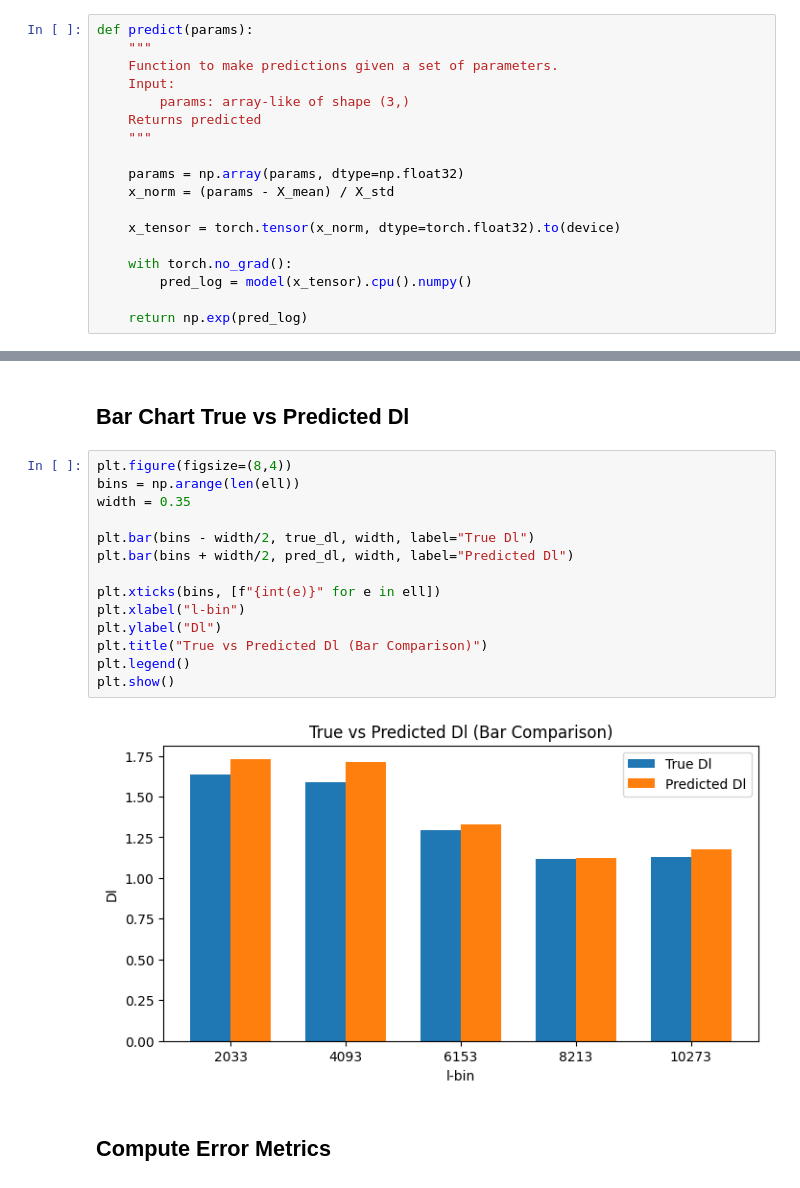
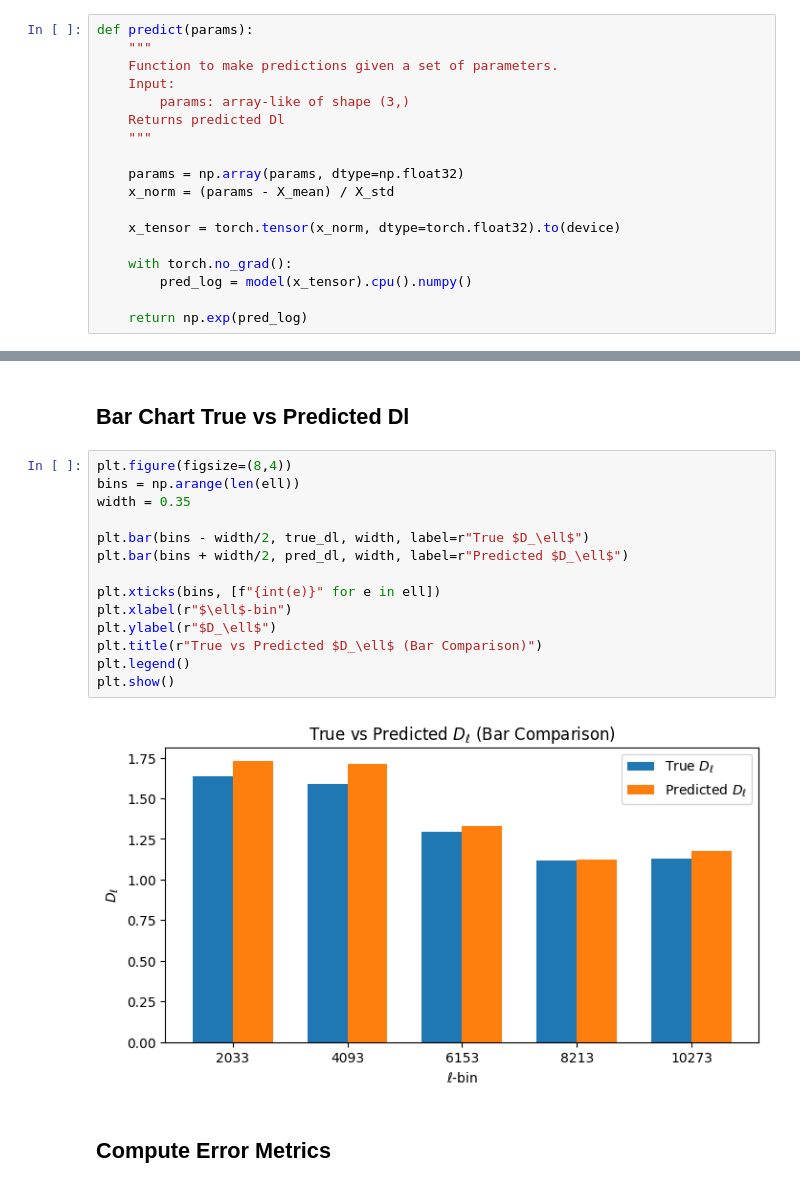
Before and after one commit to RobertxPearce/reionization-emulator, a Jupyter notebook: notebooks/proof_of_concept.ipynb, the cells around one changed output, grey strips where cells are left out. Drawn from its saved outputs; the diff is of its cells as text.

```diff
--- a/notebooks/proof_of_concept.ipynb
+++ b/notebooks/proof_of_concept.ipynb
@@ -45,7 +45,7 @@ def predict(params):
     Function to make predictions given a set of parameters.
     Input:
         params: array-like of shape (3,)
-    Returns predicted
+    Returns predicted Dl
     """
 
     params = np.array(params, dtype=np.float32)
@@ -122,19 +136,19 @@ plt.show()
 # %%
 plt.figure(figsize=(8,4))
 bins = np.arange(len(ell))
 width = 0.35
 
-plt.bar(bins - width/2, true_dl, width, label="True Dl")
-plt.bar(bins + width/2, pred_dl, width, label="Predicted Dl")
+plt.bar(bins - width/2, true_dl, width, label=r"True $D_\ell$")
+plt.bar(bins + width/2, pred_dl, width, label=r"Predicted $D_\ell$")
 
 plt.xticks(bins, [f"{int(e)}" for e in ell])
-plt.xlabel("l-bin")
-plt.ylabel("Dl")
-plt.title("True vs Predicted Dl (Bar Comparison)")
+plt.xlabel(r"$\ell$-bin")
+plt.ylabel(r"$D_\ell$")
+plt.title(r"True vs Predicted $D_\ell$ (Bar Comparison)")
 plt.legend()
 plt.show()
 # %% [output]
-[figure, old version]
+[figure, new version]
 # %% [markdown]
 ## Compute Error Metrics
 # %%
```
Also changed, not shown: parts of 5 cells of this notebook, 2 other files.
